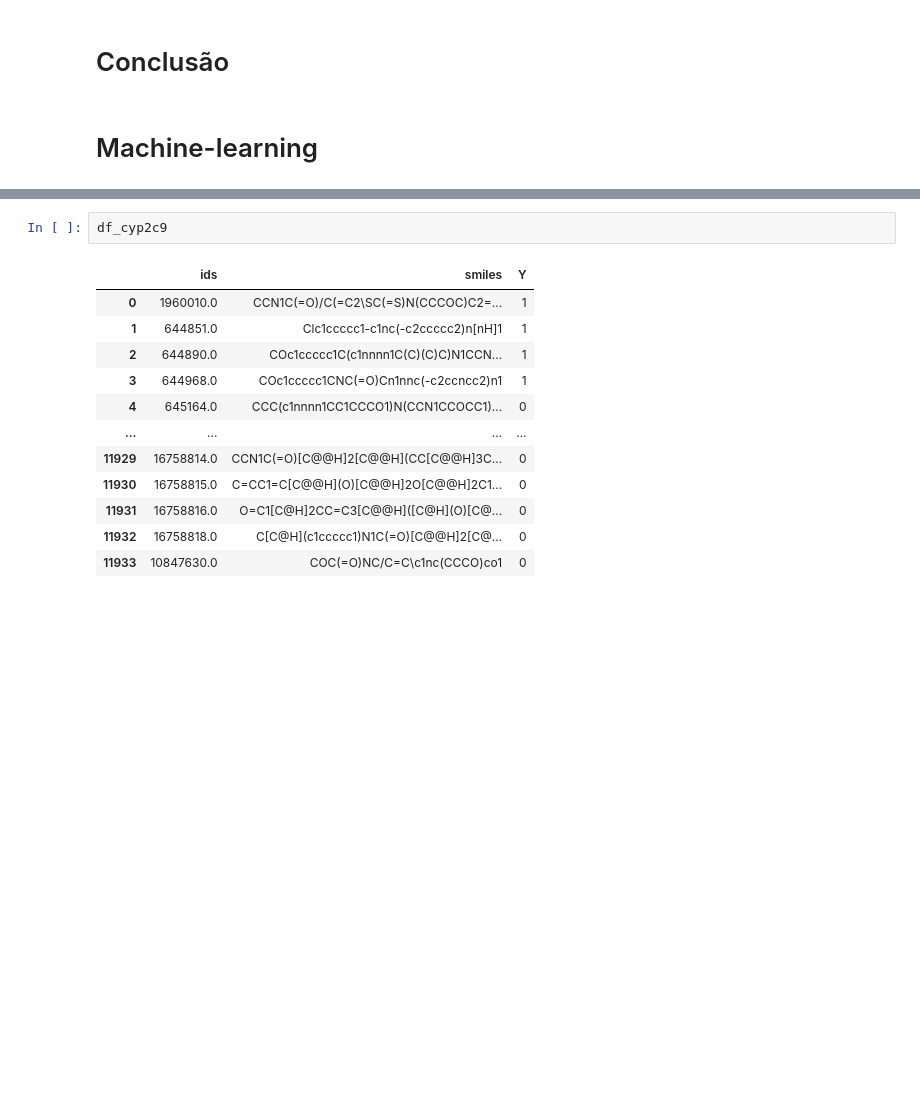
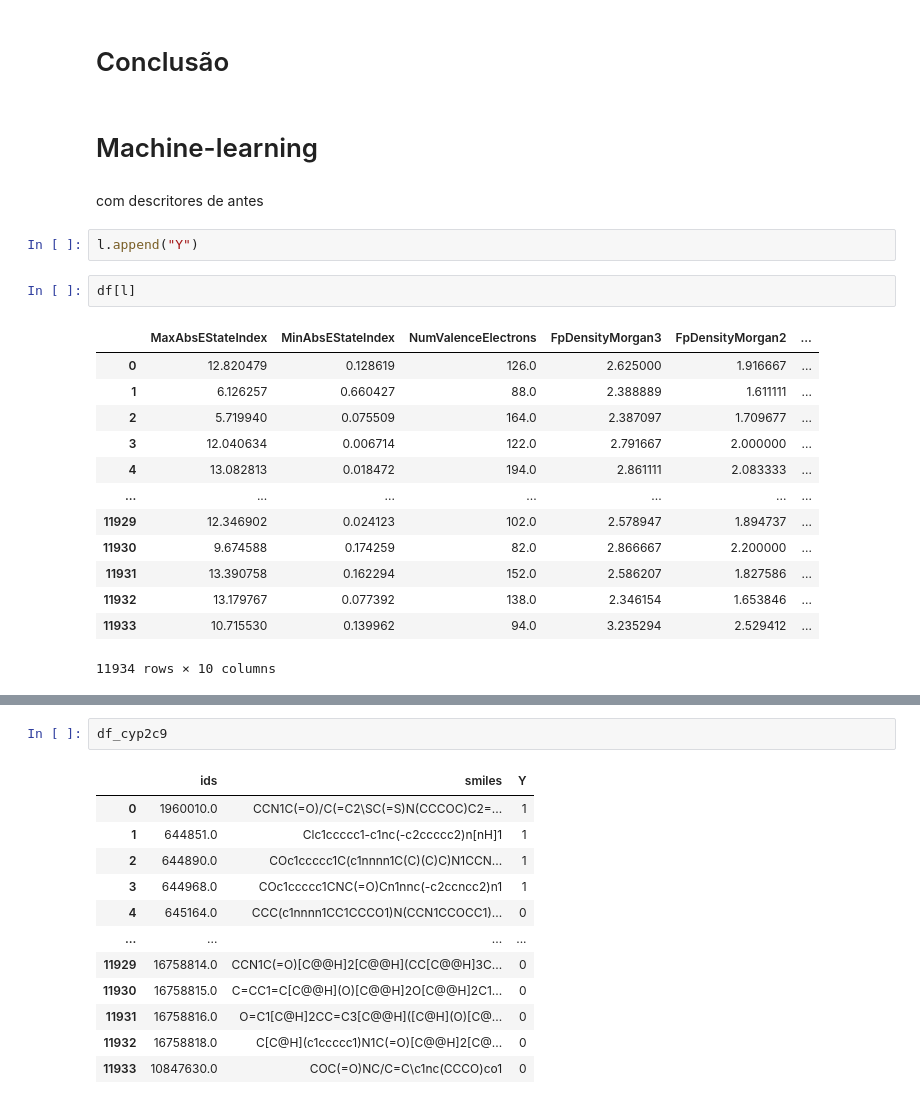
Before and after one commit to BrunoAGSa/Extra-o_Work, a Jupyter notebook: Trabalho parte 2/cyp2c9/trabalho 2.ipynb, the cells around one changed output, grey strips where cells are left out. Saved outputs shown, nothing was run; the diff lists cells and outputs as text; blank space fills up the shorter version.

```diff
--- a/Trabalho parte 2/cyp2c9/trabalho 2.ipynb
+++ b/Trabalho parte 2/cyp2c9/trabalho 2.ipynb
@@ -719,3 +732,23 @@ plt.show()
 # Conclusão
 # %% [markdown]
 # Machine-learning
+# %% [markdown]
+com descritores de antes
+# %%
+l.append("Y")
+# %%
+df[l]
+# %% [output]
+|  | MaxAbsEStateIndex | MinAbsEStateIndex | NumValenceElectrons | FpDensityMorgan3 | FpDensityMorgan2 | ... |
+| 0 | 12.820479 | 0.128619 | 126.0 | 2.625000 | 1.916667 | ... |
+| 1 | 6.126257 | 0.660427 | 88.0 | 2.388889 | 1.611111 | ... |
+| 2 | 5.719940 | 0.075509 | 164.0 | 2.387097 | 1.709677 | ... |
+| 3 | 12.040634 | 0.006714 | 122.0 | 2.791667 | 2.000000 | ... |
+| 4 | 13.082813 | 0.018472 | 194.0 | 2.861111 | 2.083333 | ... |
+| ... | ... | ... | ... | ... | ... | ... |
+| 11929 | 12.346902 | 0.024123 | 102.0 | 2.578947 | 1.894737 | ... |
+| 11930 | 9.674588 | 0.174259 | 82.0 | 2.866667 | 2.200000 | ... |
+| 11931 | 13.390758 | 0.162294 | 152.0 | 2.586207 | 1.827586 | ... |
+| 11932 | 13.179767 | 0.077392 | 138.0 | 2.346154 | 1.653846 | ... |
+| 11933 | 10.715530 | 0.139962 | 94.0 | 3.235294 | 2.529412 | ... |
+11934 rows × 10 columns
```
Also changed, not shown: parts of 21 cells of this notebook.
